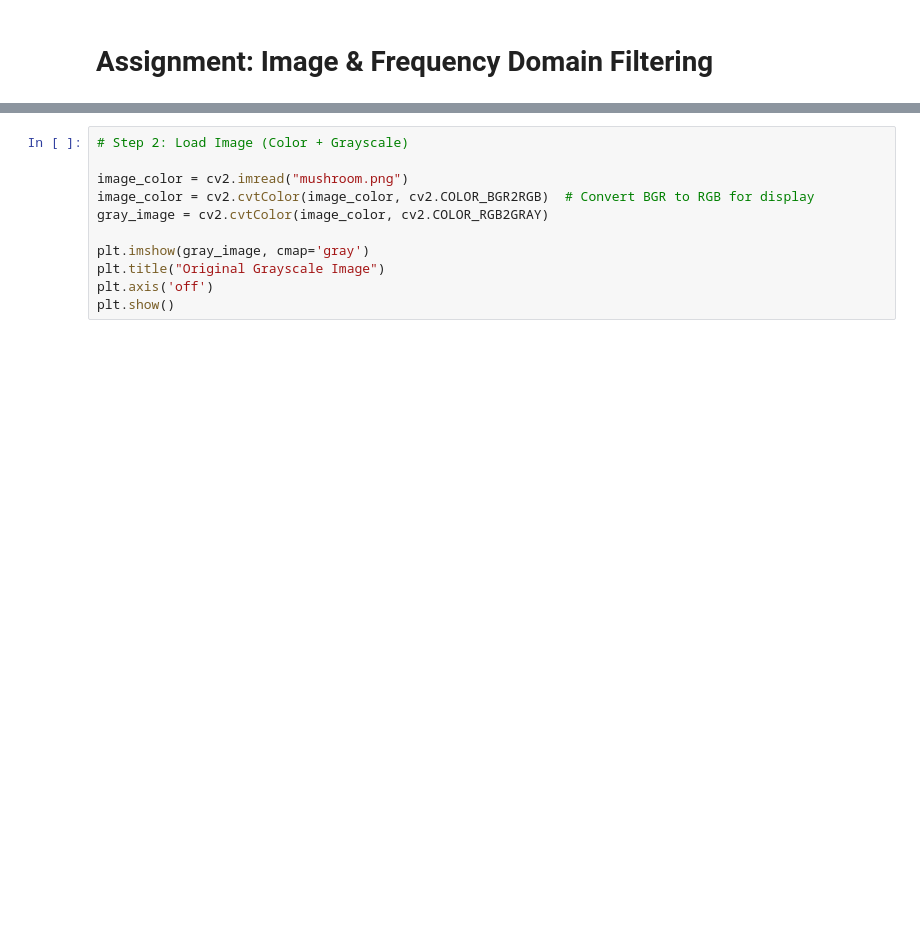
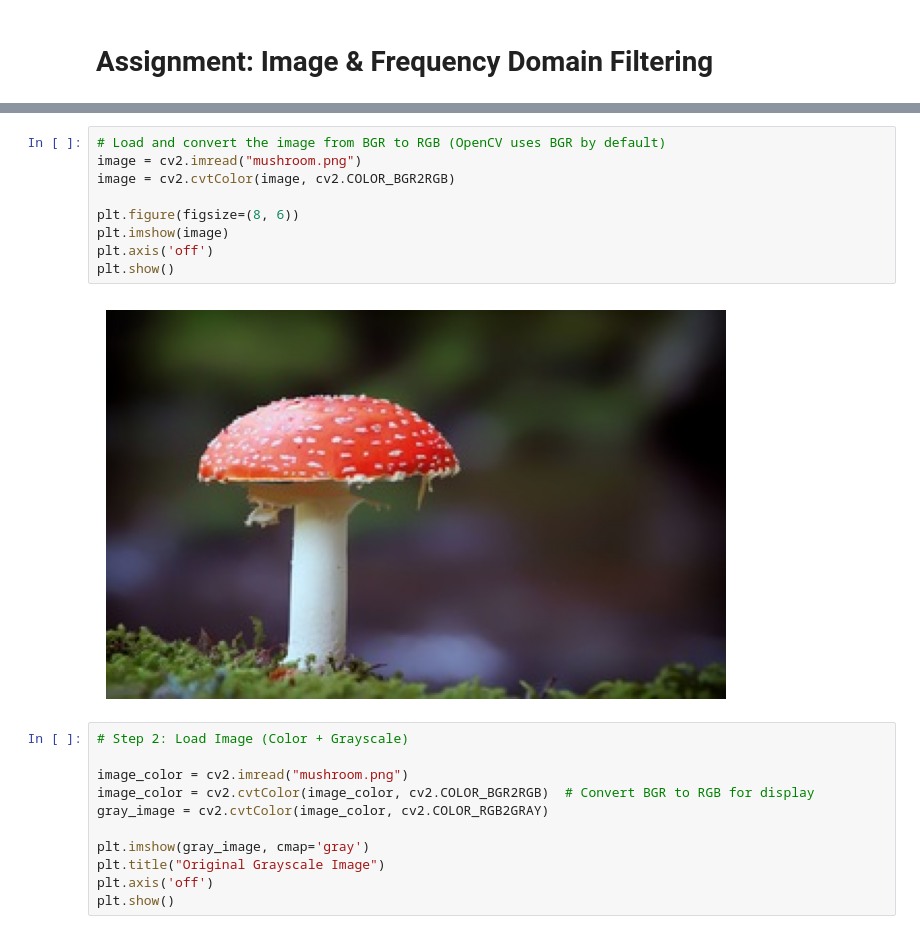
Before and after one commit to udayPatil45/Computer_Vision_SOC, a Jupyter notebook: image_processing.ipynb, the cells around one changed output, grey strips where cells are left out. Drawn from its saved outputs; the diff is of its cells as text; blank space fills up the shorter version.

```diff
--- a/image_processing.ipynb
+++ b/image_processing.ipynb
@@ -11,3 +17,14 @@ import matplotlib.pyplot as plt
+# %%
+# Load and convert the image from BGR to RGB (OpenCV uses BGR by default)
+image = cv2.imread("mushroom.png")
+image = cv2.cvtColor(image, cv2.COLOR_BGR2RGB)
+
+plt.figure(figsize=(8, 6))
+plt.imshow(image)
+plt.axis('off')
+plt.show()
+# %% [output]
+[figure, added]
 # %%
 # Step 2: Load Image (Color + Grayscale)
 
```
Also changed, not shown: parts of 2 cells of this notebook.
